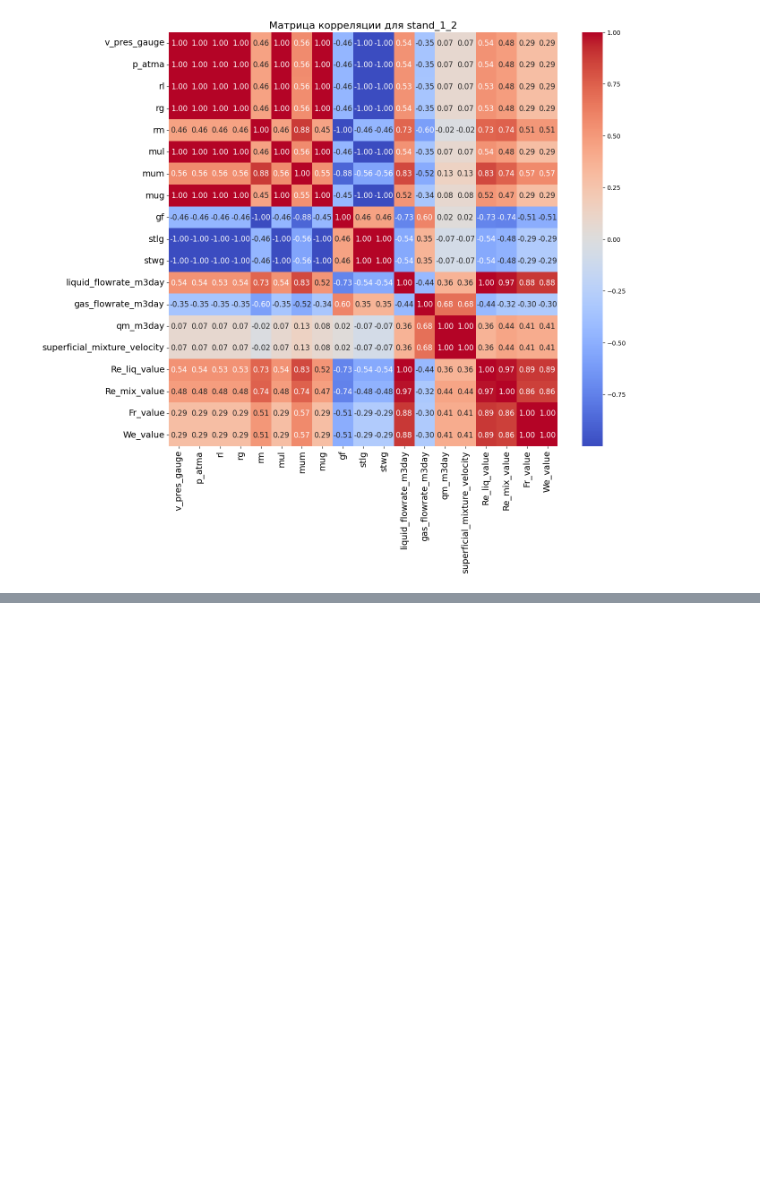
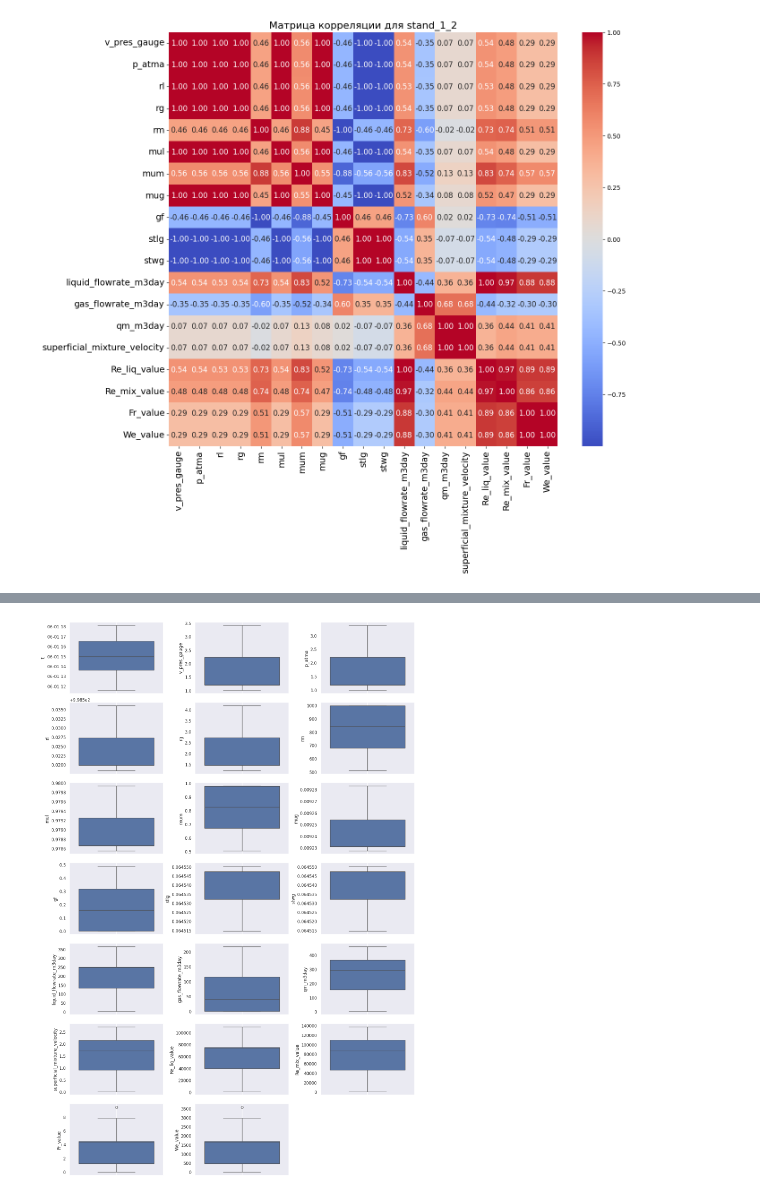
Before and after one commit to melnikovknst/COOKIE_2024, a Jupyter notebook: CookieFest.ipynb, the cells around one changed output, grey strips where cells are left out. Saved outputs shown, nothing was run; the diff lists cells and outputs as text; code cells hidden in the pictures; blank space fills up the shorter version.

```diff
--- a/CookieFest.ipynb
+++ b/CookieFest.ipynb
@@ -102,0 +172,15 @@ plt.show()
+# %%
+features_stand1_1_df = ['t', 'v_pres_gauge', 'p_atma', 'rl', 'rg', 'rm', 'mul', 'mum', 'mug',
+       'gf', 'stlg', 'stwg', 'liquid_flowrate_m3day', 'gas_flowrate_m3day',
+       'qm_m3day', 'superficial_mixture_velocity', 'Re_liq_value',
+       'Re_mix_value', 'Fr_value', 'We_value']
+
+fig = plt.figure(figsize=(14, 50))  # Adjust the height to fit all subplots
+for index, col in enumerate(features_stand1_1_df):
+    plt.subplot(17, 3, index + 1)  # 17 rows and 3 columns to fit 51 features
+    sns.boxplot(y=col, data=stand1_1_df_cleaned.dropna())
+    plt.grid()
+fig.tight_layout(pad=1.0)
+plt.show()
+# %% [output]
+[figure, added]
```
Also changed, not shown: parts of 9 cells of this notebook.
